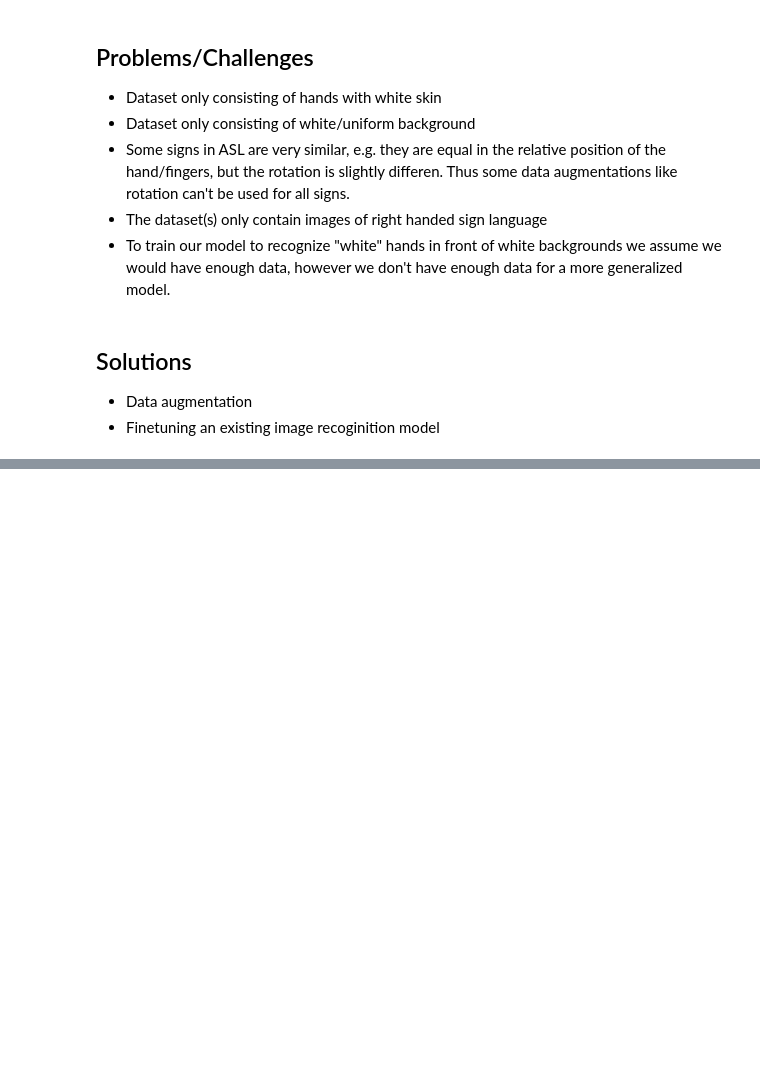
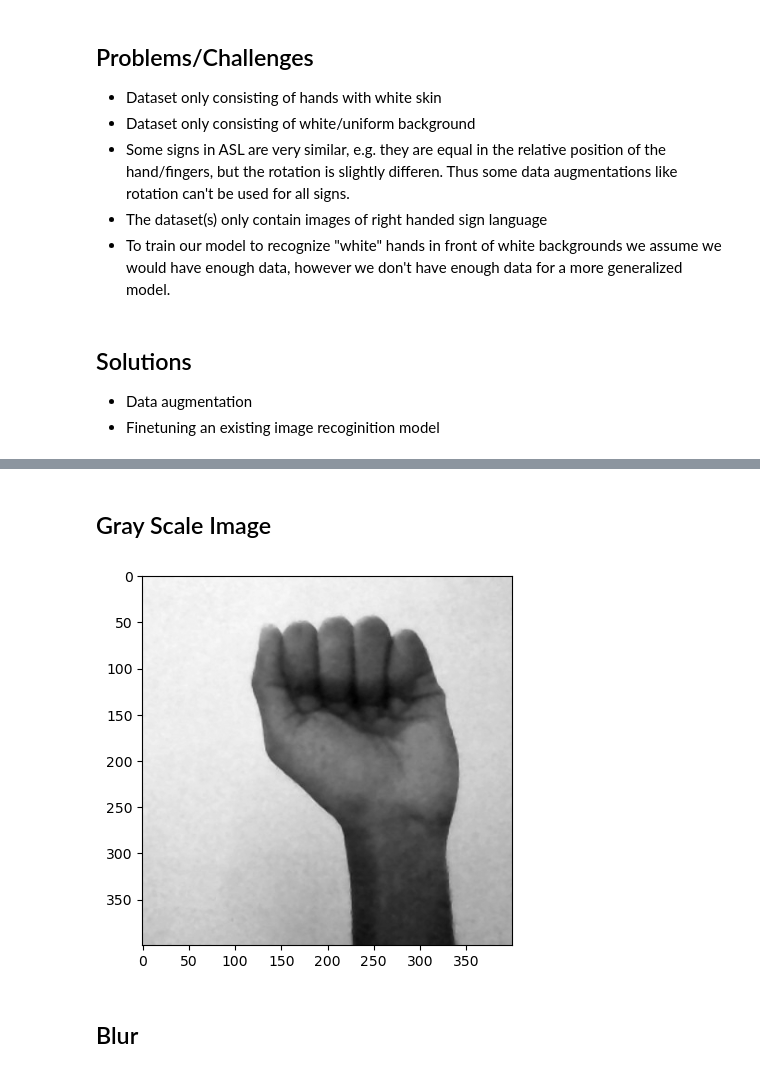
Before and after one commit to V8-Luky/dspro2, a Jupyter notebook: experiments/preprocessing-experiments.ipynb, the cells around one changed output, grey strips where cells are left out. Cells and saved outputs as stored; diff of their text form; code cells hidden in the pictures; blank space fills up the shorter version.

```diff
--- a/experiments/preprocessing-experiments.ipynb
+++ b/experiments/preprocessing-experiments.ipynb
@@ -92,0 +164,11 @@ OpenPose: https://cmu-perceptual-computing-lab.github.io/openpose/web/html/doc/m
+# %% [markdown]
+## Gray Scale Image
+# %%
+def to_gray(image):
+    return cv.cvtColor(image, cv.COLOR_RGB2GRAY)
+# %%
+show_image(to_gray(img))
+# %% [output]
+[figure, added]
+# %% [markdown]
+## Blur
```
Also changed, not shown: parts of 22 cells of this notebook.
